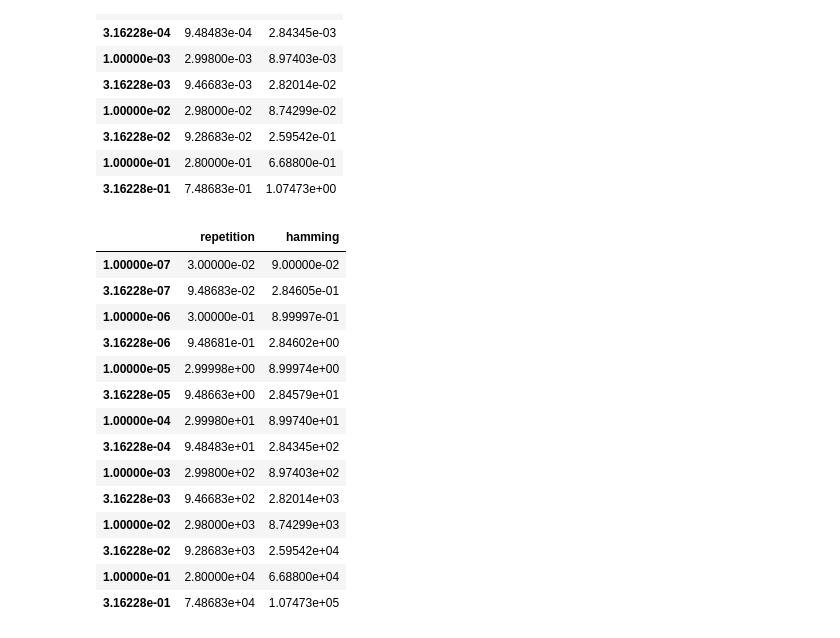
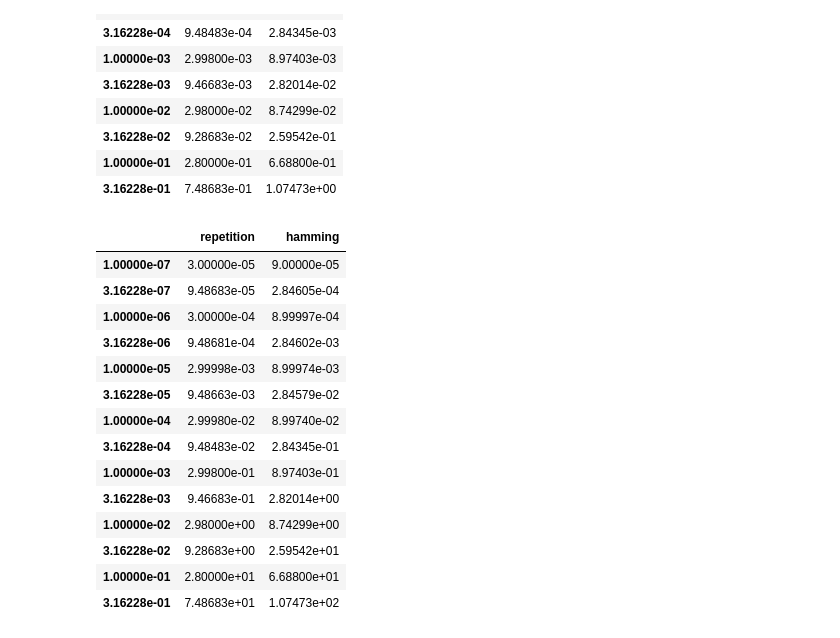
Before and after one commit to asano-lab/oasobi, a Jupyter notebook: coding/error_patterns.ipynb, the cells around one changed output. Saved outputs shown, nothing was run; the diff lists cells and outputs as text; code cells hidden in the pictures.

```diff
--- a/coding/error_patterns.ipynb
+++ b/coding/error_patterns.ipynb
@@ -280,20 +280,20 @@ ber_ratio_df
 # %%
 # 符号なしのビット誤り数の期待値を固定したとき, 他のビット誤り数の期待値を計算
 # シミューレーションの予測用
-ber_ratio_df * 1000000
+ber_ratio_df * 100
 # %% [output]
 |  | repetition | hamming |
-| 1.00000e-07 | 3.00000e-02 | 9.00000e-02 |
-| 3.16228e-07 | 9.48683e-02 | 2.84605e-01 |
-| 1.00000e-06 | 3.00000e-01 | 8.99997e-01 |
-| 3.16228e-06 | 9.48681e-01 | 2.84602e+00 |
-| 1.00000e-05 | 2.99998e+00 | 8.99974e+00 |
-| 3.16228e-05 | 9.48663e+00 | 2.84579e+01 |
-| 1.00000e-04 | 2.99980e+01 | 8.99740e+01 |
-| 3.16228e-04 | 9.48483e+01 | 2.84345e+02 |
-| 1.00000e-03 | 2.99800e+02 | 8.97403e+02 |
-| 3.16228e-03 | 9.46683e+02 | 2.82014e+03 |
-| 1.00000e-02 | 2.98000e+03 | 8.74299e+03 |
-| 3.16228e-02 | 9.28683e+03 | 2.59542e+04 |
-| 1.00000e-01 | 2.80000e+04 | 6.68800e+04 |
-| 3.16228e-01 | 7.48683e+04 | 1.07473e+05 |
+| 1.00000e-07 | 3.00000e-05 | 9.00000e-05 |
+| 3.16228e-07 | 9.48683e-05 | 2.84605e-04 |
+| 1.00000e-06 | 3.00000e-04 | 8.99997e-04 |
+| 3.16228e-06 | 9.48681e-04 | 2.84602e-03 |
+| 1.00000e-05 | 2.99998e-03 | 8.99974e-03 |
+| 3.16228e-05 | 9.48663e-03 | 2.84579e-02 |
+| 1.00000e-04 | 2.99980e-02 | 8.99740e-02 |
+| 3.16228e-04 | 9.48483e-02 | 2.84345e-01 |
+| 1.00000e-03 | 2.99800e-01 | 8.97403e-01 |
+| 3.16228e-03 | 9.46683e-01 | 2.82014e+00 |
+| 1.00000e-02 | 2.98000e+00 | 8.74299e+00 |
+| 3.16228e-02 | 9.28683e+00 | 2.59542e+01 |
+| 1.00000e-01 | 2.80000e+01 | 6.68800e+01 |
+| 3.16228e-01 | 7.48683e+01 | 1.07473e+02 |
```
Also changed, not shown: 12 other files.
